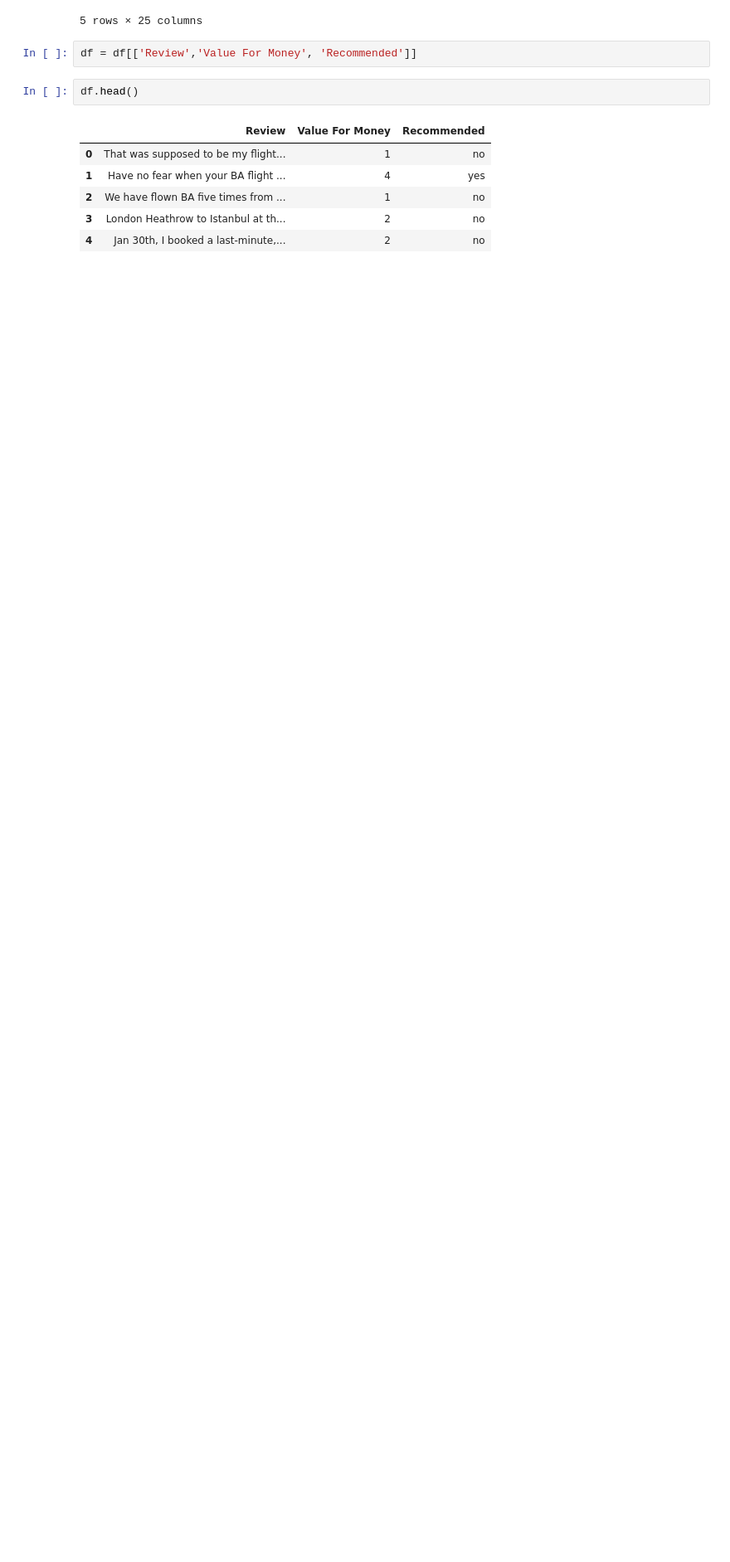
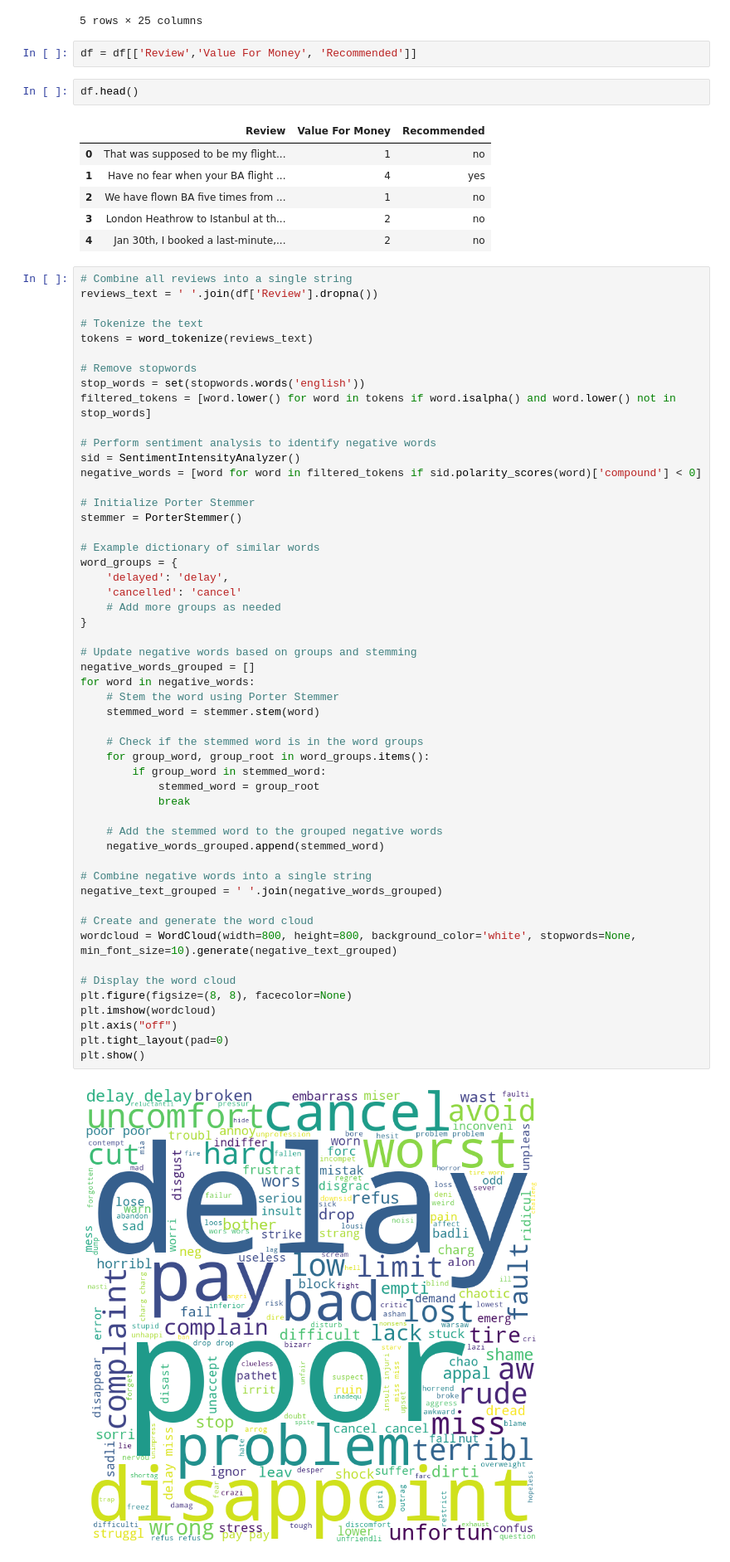
Before and after one commit to MarkPhamm/British-Airway, a Jupyter notebook: Sentiment_Analysis.ipynb, the cells around one changed output. Shown at 83% size. Drawn from its saved outputs; the diff is of its cells as text; blank space fills up the shorter version.

Commit message:
update sentiment Analysis

```diff
--- a/Sentiment_Analysis.ipynb
+++ b/Sentiment_Analysis.ipynb
@@ -36,3 +47,57 @@ df.head()
 | 2 | We have flown BA five times from ... | 1 | no |
 | 3 | London Heathrow to Istanbul at th... | 2 | no |
 | 4 | Jan 30th, I booked a last-minute,... | 2 | no |
+# %%
+# Combine all reviews into a single string
+reviews_text = ' '.join(df['Review'].dropna())
+
+# Tokenize the text
+tokens = word_tokenize(reviews_text)
+
+# Remove stopwords
+stop_words = set(stopwords.words('english'))
+filtered_tokens = [word.lower() for word in tokens if word.isalpha() and word.lower() not in stop_words]
+
+# Perform sentiment analysis to identify negative words
+sid = SentimentIntensityAnalyzer()
+negative_words = [word for word in filtered_tokens if sid.polarity_scores(word)['compound'] < 0]
+
+# Initialize Porter Stemmer
+stemmer = PorterStemmer()
+
+# Example dictionary of similar words
+word_groups = {
+    'delayed': 'delay',
+    'cancelled': 'cancel'
+    # Add more groups as needed
+}
+
+# Update negative words based on groups and stemming
+negative_words_grouped = []
+for word in negative_words:
+    # Stem the word using Porter Stemmer
+    stemmed_word = stemmer.stem(word)
+
+    # Check if the stemmed word is in the word groups
+    for group_word, group_root in word_groups.items():
+        if group_word in stemmed_word:
+            stemmed_word = group_root
+            break
+
+    # Add the stemmed word to the grouped negative words
+    negative_words_grouped.append(stemmed_word)
+
+# Combine negative words into a single string
+negative_text_grouped = ' '.join(negative_words_grouped)
+
+# Create and generate the word cloud
+wordcloud = WordCloud(width=800, height=800, background_color='white', stopwords=None, min_font_size=10).generate(negative_text_grouped)
+
+# Display the word cloud
+plt.figure(figsize=(8, 8), facecolor=None)
+plt.imshow(wordcloud)
+plt.axis("off")
+plt.tight_layout(pad=0)
+plt.show()
+# %% [output]
+[figure, added]
```
Also changed, not shown: parts of 4 cells of this notebook.
